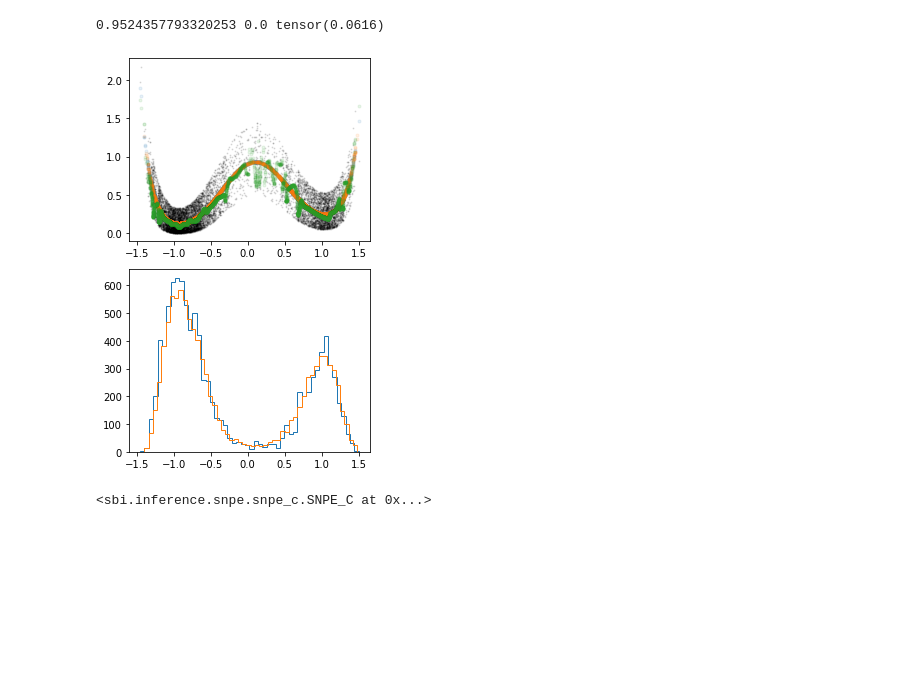
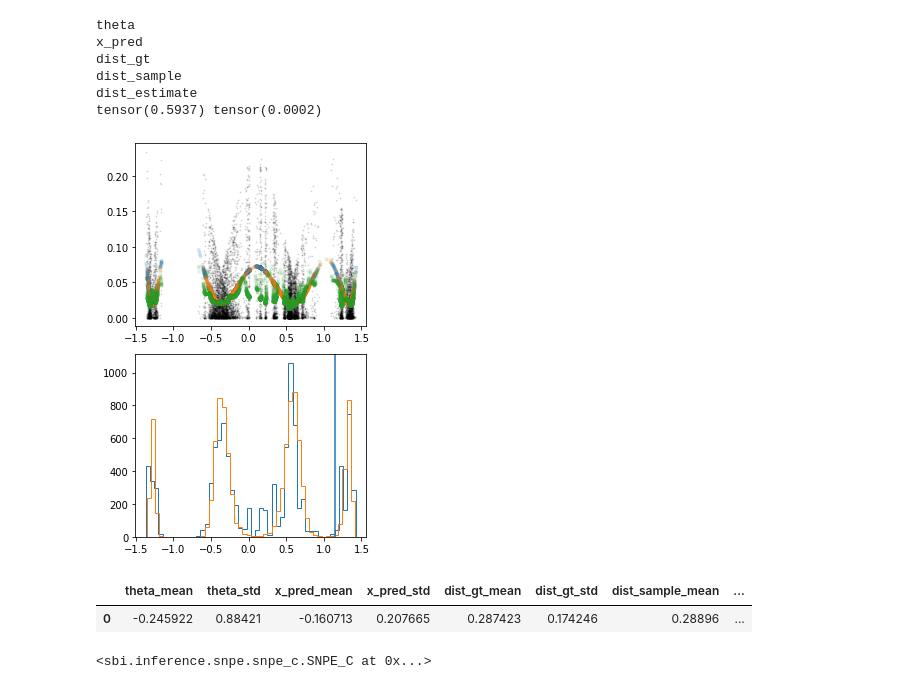
Before and after one commit to mackelab/neuralgbi, a Jupyter notebook: dev_notebook/run_comparisons.ipynb, the cells around one changed output. Cells and saved outputs as stored; diff of their text form; code cells hidden in the pictures; blank space fills up the shorter version.

```diff
--- a/dev_notebook/run_comparisons.ipynb
+++ b/dev_notebook/run_comparisons.ipynb
@@ -198,0 +206,5 @@ dist_estimate
+# %%
+# df_summaries = pd.concat(df_collect, ignore_index=True)
+# df_summaries
+
+df_summaries = pd.read_csv(f"{inference_dir}/{task_name}/{inference_datetime}/comparison_summaries.csv", index_col=0)
@@ -199,20 +254,34 @@ dist_estimate
+# %%
+task = task_classes[task_name](beta=float(beta), x_o=xo)
+compute_predictives(posterior_samples['NPE'], task, distance_func, gbi_inference)
 # %%
+i_x = 0
+xo_info, xo_theta, posterior_samples = posterior_samples_collected[i_x]
+xo, theta_gt = xo_theta['xo'], xo_theta['theta_gt']
+
+betas = [b.split('_')[-1] for b in posterior_samples['GT'].keys()]
+df_info = pd.DataFrame([[task_name, *xo_info, xo, theta_gt]], columns=['task', 'xo_idx', 'xo_specified', 'xo_known', 'xo', 'theta_gt'])
 
 
-xo_info, xo_theta, posterior_samples = posterior_samples_collected[3+12]
-betas = [b.split('_')[-1] for b in posterior_samples['GT'].keys()]
 
-beta_idx = 0
 
-xo, theta_gt = xo_theta['xo'], xo_theta['theta_gt']
-beta = betas[beta_idx]
-task = task_classes[task_name](beta=beta, x_o=xo)
+
+for b_idx, beta in enumerate(betas):
+    task = task_classes[task_name](beta=float(beta), x_o=xo)
+
+
+
 
 # get GT predictives
 predictives_gt = compute_predictives(posterior_samples['GT'][f'beta_{beta}'], task, distance_func, gbi_inference)
 
 # get GBI predictives
 predictives_alg = compute_predictives(posterior_samples['GBI'][f'beta_{beta}'], task, distance_func, gbi_inference)
+
+
+
+summaries_alg = compute_moments(predictives_alg)
+
 
 
 # # grab GT posterior samples
@@ -235,42 +304,52 @@ predictives_alg = compute_predictives(posterior_samples['GBI'][f'beta_{beta}'],
 # # ---posterior moments
 
 # theta_alg_mean, theta_alg_std = theta_posterior_alg.mean(0), theta_posterior_alg.std(0)
 
 # # posterior predicitive samples
 
 # x_pred_alg = task.simulate(theta_posterior_alg)
 
 # # posterior predicitive distances
 # dist_pred_true = task.distance_fn(theta_posterior_alg)
 
 # dist_pred_samples = distance_func(x_pred_alg[:,None,:], xo[None,None,:])
 # with torch.no_grad():
 #     dist_pred_alg = gbi_inference.distance_net(theta_posterior_alg, xo.repeat((theta_posterior_alg.shape[0], 1))).squeeze(1)
 
 
 # r, pv = stats.pearsonr(dist_pred_true, dist_pred_alg)
 # dist_error = ((dist_pred_true-dist_pred_alg)**2).mean()**0.5
 
 # dist_pred_samples_mean, dist_pred_samples_std = dist_pred_samples.mean(), dist_pred_samples.std()
 
 
 
 plt.figure(figsize=(4,6))
 plt.subplot(2,1,1)
-plt.plot(theta_posterior_alg, dist_pred_samples, 'k.', alpha=0.1, ms=2)
-plt.plot(theta_posterior_alg, dist_pred_true, '.', alpha=0.1)
-plt.plot(theta_posterior_gt, dist_pred_gt, '.', alpha=0.1)
-plt.plot(theta_posterior_alg, dist_pred_alg, '.', alpha=0.1)
+plt.plot(predictives_alg['theta'], predictives_alg['dist_sample'], 'k.', alpha=0.1, ms=2)
+plt.plot(predictives_alg['theta'], predictives_alg['dist_gt'], '.', alpha=0.1)
+plt.plot(predictives_gt['theta'], predictives_gt['dist_gt'], '.', alpha=0.1)
+plt.plot(predictives_alg['theta'], predictives_alg['dist_estimate'], '.', alpha=0.1)
 
 plt.subplot(2,1,2)
-plt.hist(theta_posterior_alg.squeeze(), 50, histtype='step');
-plt.hist(theta_posterior_gt.squeeze(), 50, histtype='step');
+plt.hist(predictives_alg['theta'].squeeze(), 50, histtype='step');
+plt.hist(predictives_gt['theta'].squeeze(), 50, histtype='step');
 plt.axvline(theta_gt.squeeze())
 plt.tight_layout()
-print(r, pv, dist_error)
+print(summaries_alg['r_gt_estimate'], summaries_alg['mse_gt_estimate'])
 # %% [output]
-0.9524357793320253 0.0 tensor(0.0616)
+theta
+x_pred
+dist_gt
+dist_sample
+dist_estimate
+tensor(0.5937) tensor(0.0002)
-[figure, old version]
+[figure, new version]
+# %%
+pd.DataFrame(summaries_alg, dtype=float)
+# %% [output]
+|  | theta_mean | theta_std | x_pred_mean | x_pred_std | dist_gt_mean | dist_gt_std | dist_sample_mean | ... |
+| 0 | -0.245922 | 0.88421 | -0.160713 | 0.207665 | 0.287423 | 0.174246 | 0.28896 | ... |
 # %%
 # %matplotlib inline
 # import matplotlib.pyplot as plt
```
Also changed, not shown: parts of 7 cells of this notebook, 4 other files.
